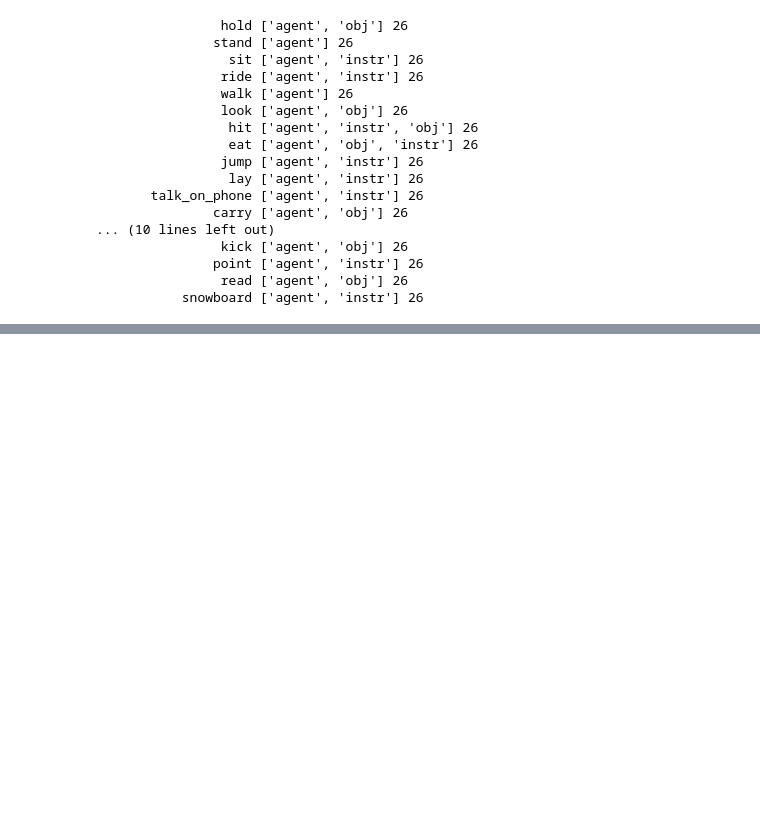
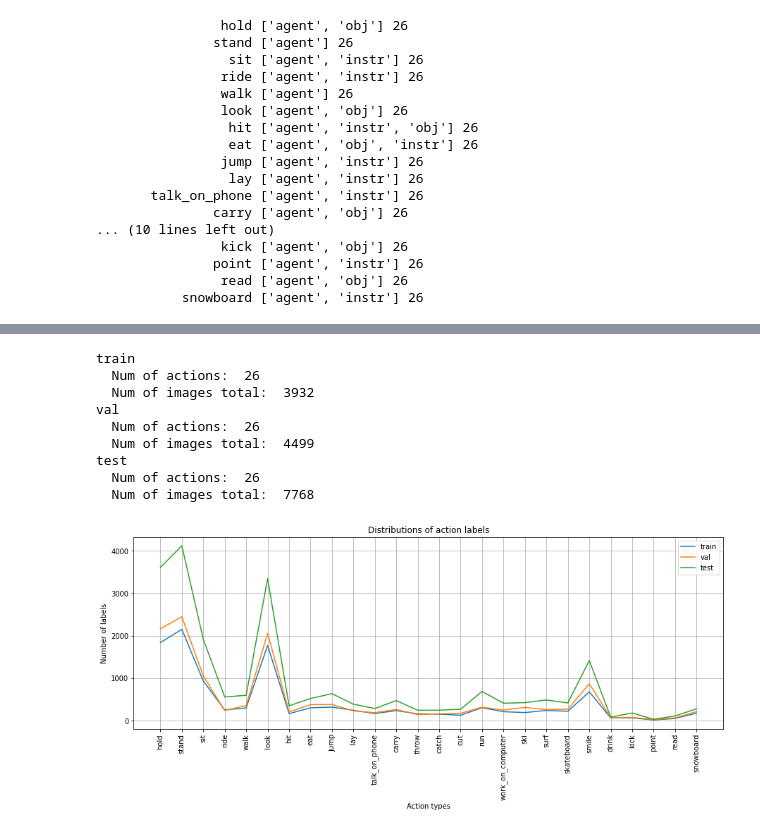
Before and after one commit to shuuchen/v-coco, a Jupyter notebook: notebooks/V-COCO.ipynb, the cells around one changed output, grey strips where cells are left out. Drawn from its saved outputs; the diff is of its cells as text; code cells hidden in the pictures; blank space fills up the shorter version.

```diff
--- a/notebooks/V-COCO.ipynb
+++ b/notebooks/V-COCO.ipynb
@@ -212,0 +255,36 @@ role_box:  [142.76  67.86 218.69 137.74 148.43 132.32 189.93 139.24]
+# %%
+stats = {}
+plt.figure(figsize=(15,5))
+plt.title('Distributions of action labels')
+for split in ['train', 'val', 'test']:
+    print(split)
+    vcoco_split = vu.load_vcoco(f'vcoco_{split}', dir_name)
+    total_num_imgs = len(vcoco_split[0]['image_id'])
+    print('  Num of actions: ', len(vcoco_split))
+    #print('  Keys of an action: ', vcoco_split[0].keys())
+    print('  Num of images total: ', total_num_imgs)
+
+    stats[split] = {}
+    for x in vcoco_split:
+        sum_label = x['label'].sum()
+        act_name = x['action_name']
+        stats[split][act_name] = sum_label
+
+    plt.plot(stats[split].values(), label=split)
+    plt.xlabel('Action types')
+    plt.ylabel('Number of labels')
+    plt.xticks(list(range(26)), stats[split].keys(), rotation='vertical')
+plt.grid()
+plt.legend()
+plt.show()
+# %% [output]
+train
+  Num of actions:  26
+  Num of images total:  3932
+val
+  Num of actions:  26
+  Num of images total:  4499
+test
+  Num of actions:  26
+  Num of images total:  7768
+[figure, added]
```
Also changed, not shown: parts of 12 cells of this notebook.
